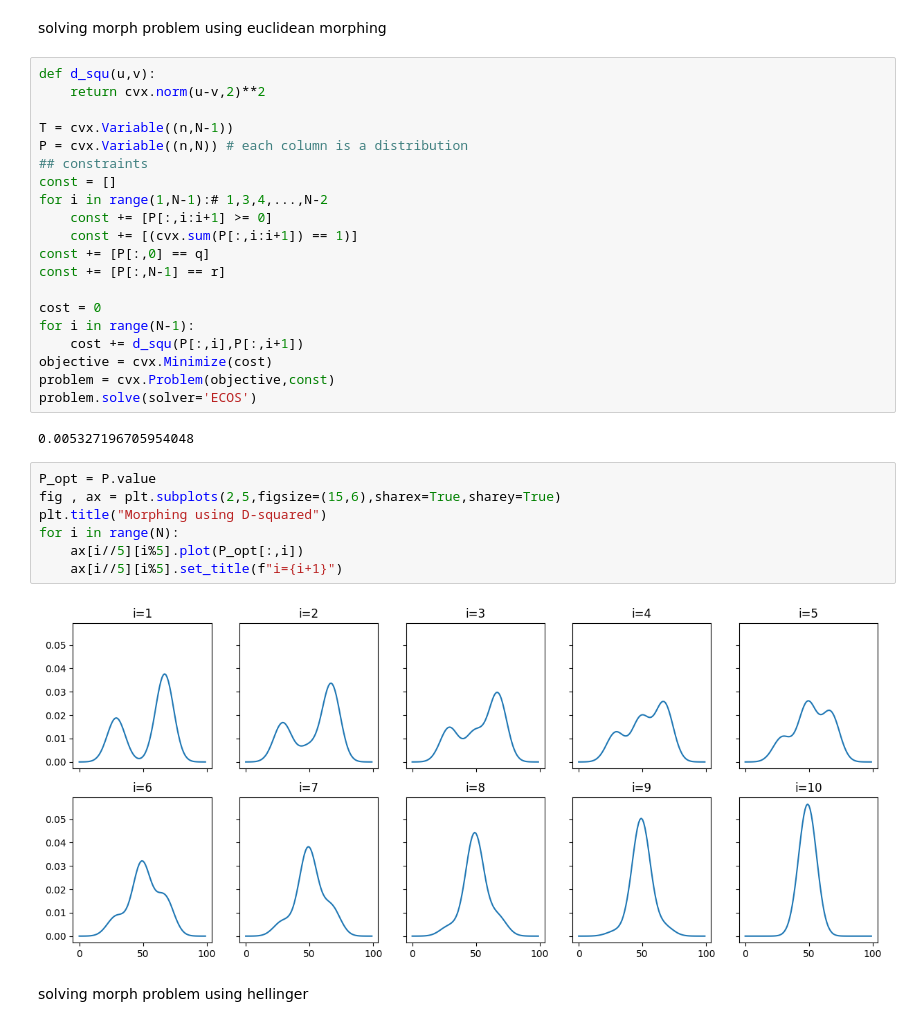
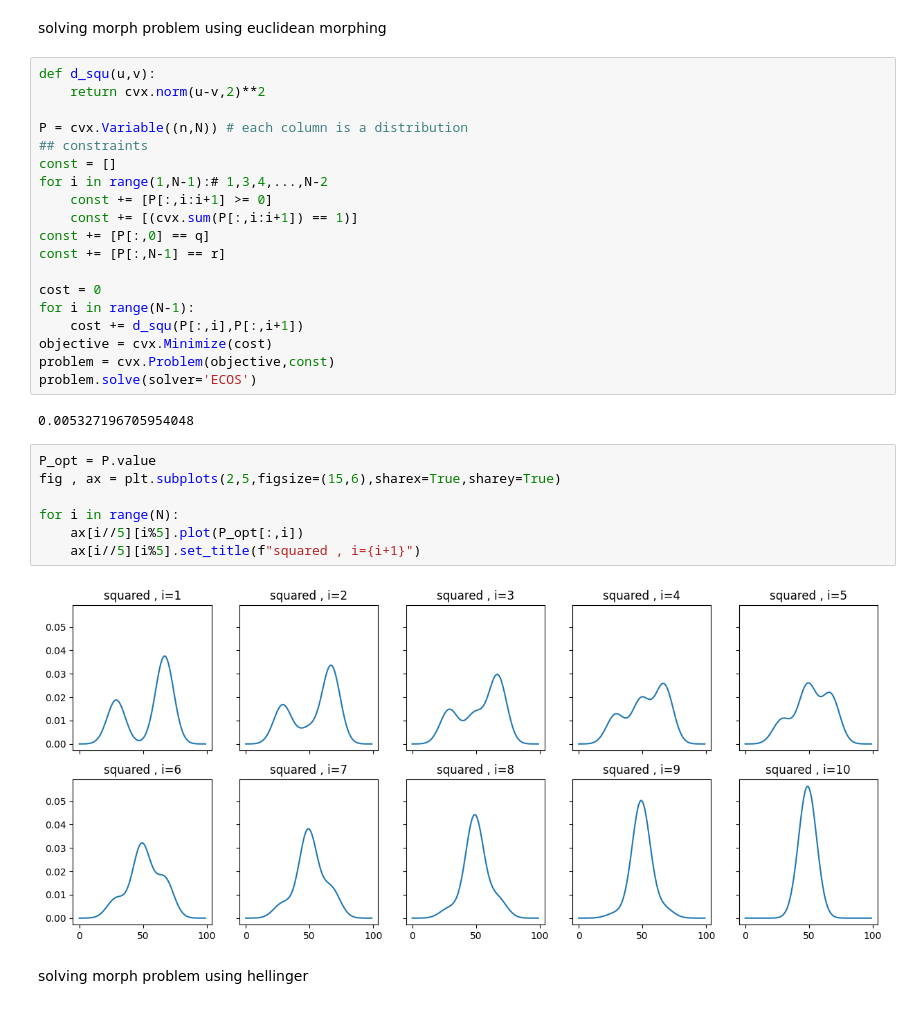
Before and after one commit to Mostafa-Hamidifard/cvx-optimization-homework, a Jupyter notebook: hw6_q3.ipynb, the cells around one changed output. Drawn from its saved outputs; the diff is of its cells as text.

```diff
--- a/hw6_q3.ipynb
+++ b/hw6_q3.ipynb
@@ -22,7 +43,6 @@ solving morph problem using euclidean morphing
 def d_squ(u,v):
     return cvx.norm(u-v,2)**2
 
-T = cvx.Variable((n,N-1))
 P = cvx.Variable((n,N)) # each column is a distribution
 ## constraints
 const = []
@@ -43,11 +63,11 @@ problem.solve(solver='ECOS')
 # %%
 P_opt = P.value
 fig , ax = plt.subplots(2,5,figsize=(15,6),sharex=True,sharey=True)
-plt.title("Morphing using D-squared")
+
 for i in range(N):
     ax[i//5][i%5].plot(P_opt[:,i])
-    ax[i//5][i%5].set_title(f"i={i+1}")
+    ax[i//5][i%5].set_title(f"squared , i={i+1}")
 # %% [output]
-[figure, old version]
+[figure, new version]
 # %% [markdown]
 solving morph problem using hellinger
```
Also changed, not shown: parts of 6 cells of this notebook.
